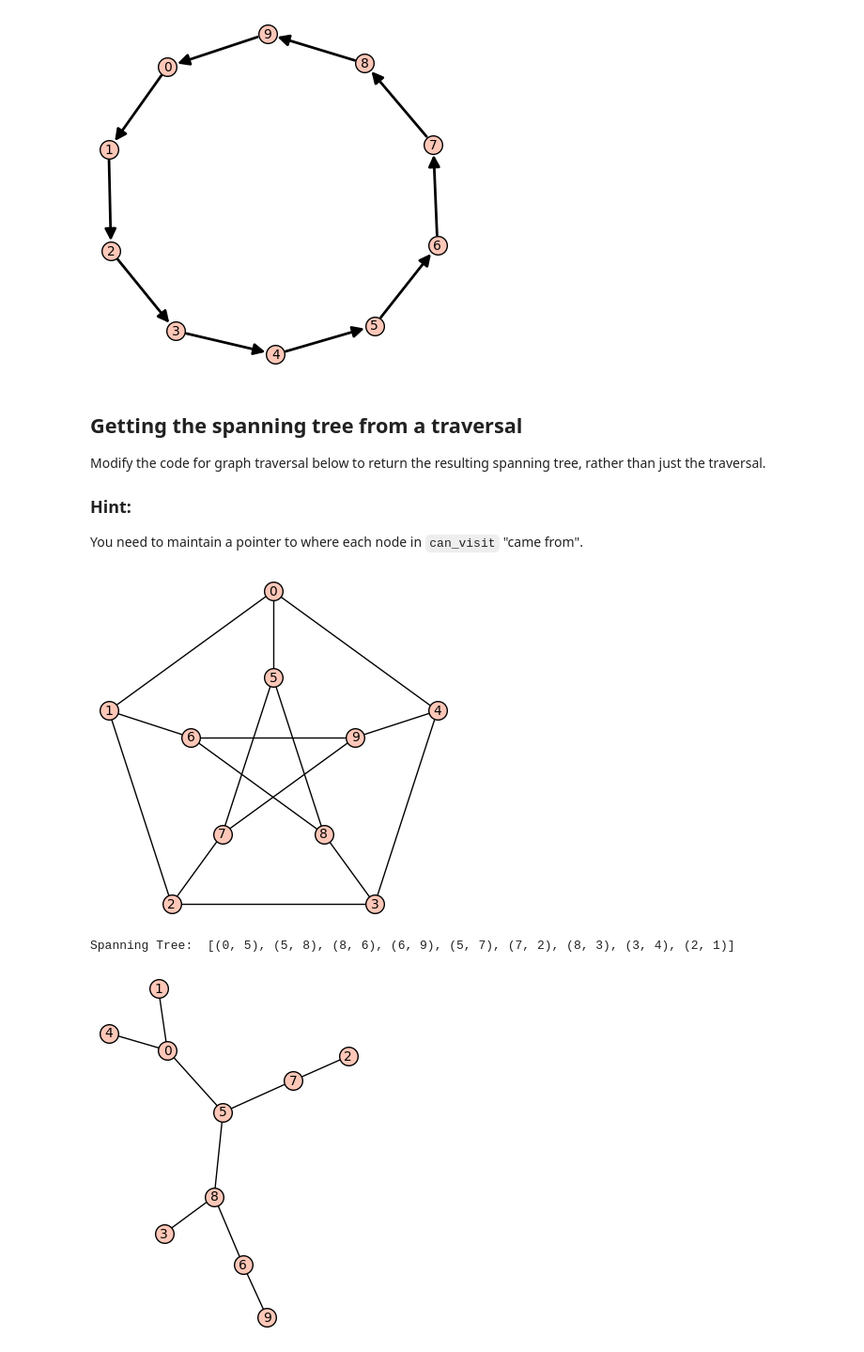
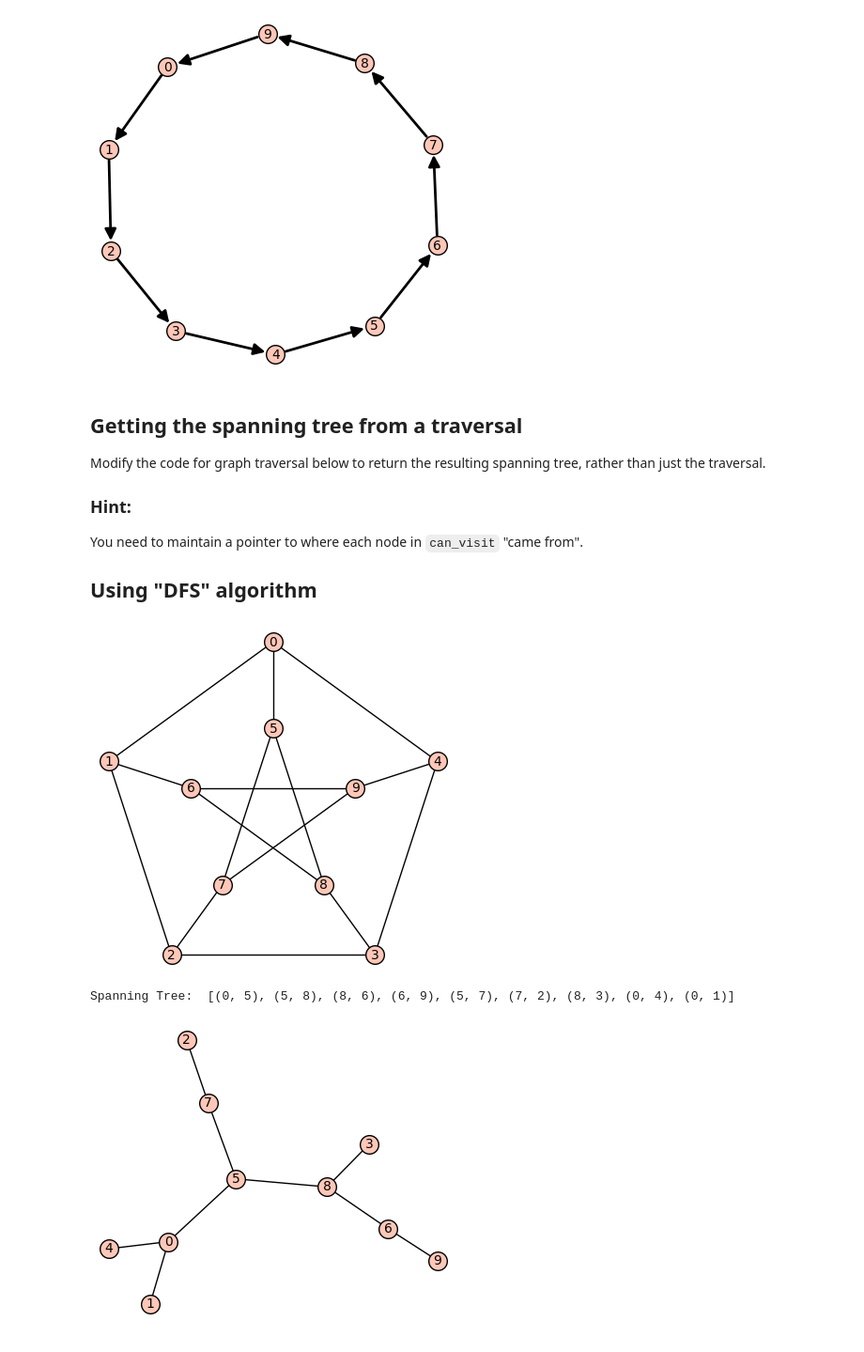
Before and after one commit to ProgrammingForDiscreteMath/20170918-chandranikumari, a Jupyter notebook: homework.ipynb, the cells around one changed output. Shown at 94% size. Drawn from its saved outputs; the diff is of its cells as text; code cells hidden in the pictures.

```diff
--- a/homework.ipynb
+++ b/homework.ipynb
@@ -57,6 +57,8 @@ Modify the code for graph traversal below to return the resulting spanning tree,
 
 ### Hint:
 You need to maintain a pointer to where each node in ``can_visit`` "came from".
+
+## Using "DFS" algorithm
 # %%
 from collections import deque
 import random
@@ -91,34 +93,35 @@ def traversal(G, root, algorithm):
         else:
             n = m
             traversal.append(n)
             tree_dict[n]=[v for v in G.neighbors(n) if not(v in traversal)]
             can_visit.extend([v for v in G.neighbors(n) if not(v in traversal)])
 
 
     def key_for_value(d, value):
         """Return a key in `d` having a value of `value`."""
         for k, v in d.iteritems():
             if v == value:
                 return k
 
     key=[]
     spantree=[(traversal[0],traversal[1])]
     value=tree_dict.values()
 
     for k in range (2,len(traversal)):
         for i in range(len(value)):
             if traversal[k] in value[i]:
                 key.append(key_for_value(tree_dict, value[i]))
 
         spantree.append((random.choice(key),traversal[k]))
         key=[]
 
     return spantree
 
 G = graphs.PetersenGraph();G.show()
-print "Spanning Tree:  "+str(traversal(G, 0, algorithm="DFS"))
-G1=Graph(traversal(G, 0, algorithm="DFS")); G1.show()
+T=traversal(G, 0, algorithm="DFS")
+print "Spanning Tree:  "+str(T)
+G1=Graph(T); G1.show()
 # %% [output]
 [figure]
-Spanning Tree:  [(0, 5), (5, 8), (8, 6), (6, 9), (5, 7), (7, 2), (8, 3), (3, 4), (2, 1)]
+Spanning Tree:  [(0, 5), (5, 8), (8, 6), (6, 9), (5, 7), (7, 2), (8, 3), (0, 4), (0, 1)]
-[figure, old version]
+[figure, new version]
```
Also changed, not shown: parts of 2 cells of this notebook.
